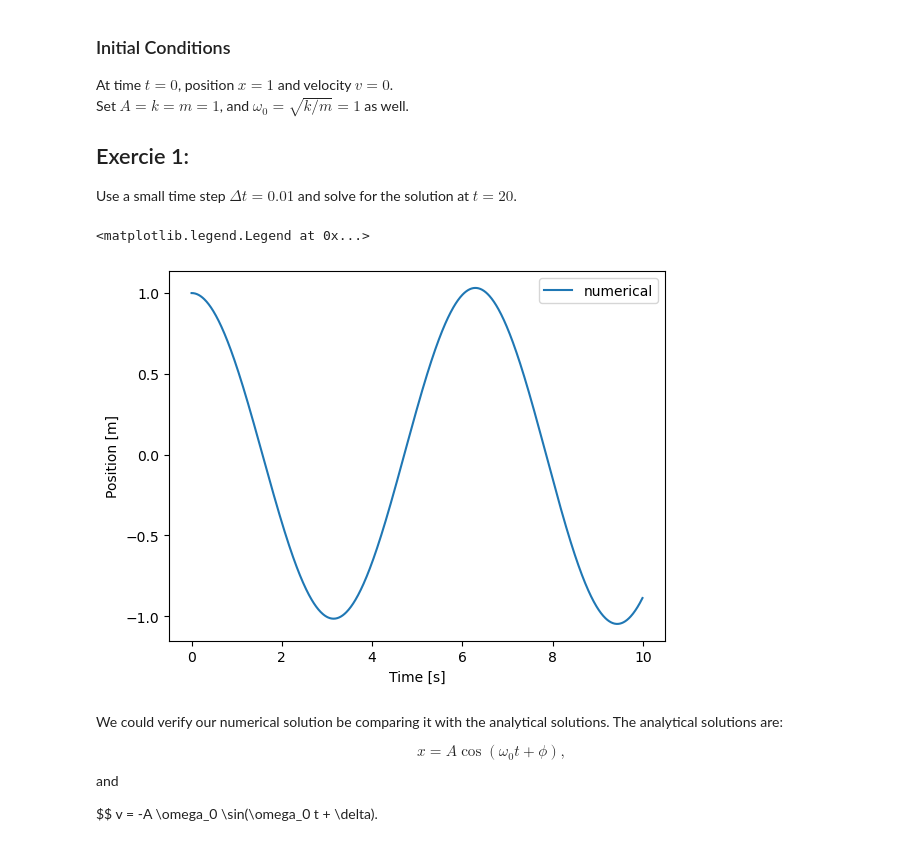
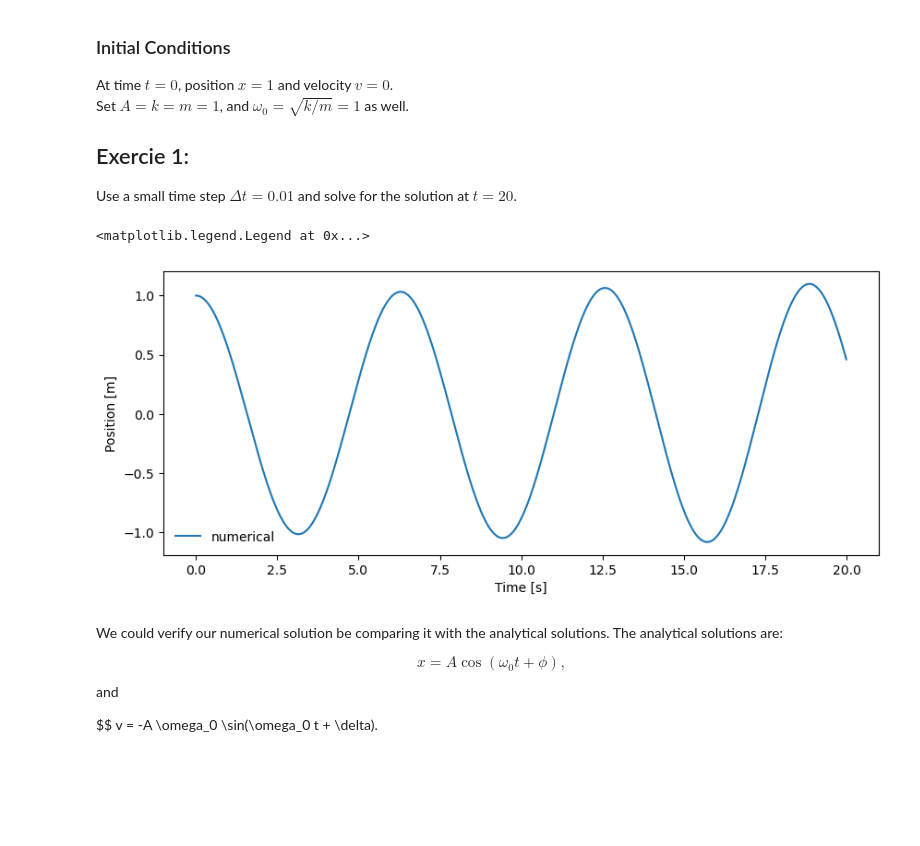
Before and after one commit to YiFang-Li/computationalPhysics-112, a Jupyter notebook: project1/project1_demo1.ipynb, the cells around one changed output. Drawn from its saved outputs; the diff is of its cells as text; code cells hidden in the pictures; blank space fills up the shorter version.

```diff
--- a/project1/project1_demo1.ipynb
+++ b/project1/project1_demo1.ipynb
@@ -45,7 +45,7 @@ omega0 = np.sqrt(k/m)
 dt = 0.01
 
 # Step 2: set up the time and solution arrays
-N = 1000
+N = 2000
 time = np.zeros(N)
 x = np.zeros(N)
 v = np.zeros(N)
@@ -63,13 +63,14 @@ for i in range(N-1):
     x[i+1] = x[i] + v[i]*dt
 # %%
 # Step 5: plot the solution
+plt.figure(0,figsize=(10,4))
 plt.plot(time,x,label='numerical')
 plt.xlabel('Time [s]')
 plt.ylabel('Position [m]')
-plt.legend(loc='best')
+plt.legend(loc='best',frameon=False)
 # %% [output]
 <matplotlib.legend.Legend at 0x...>
-[figure, old version]
+[figure, new version]
 # %% [markdown]
 We could verify our numerical solution be comparing it with the analytical solutions.
 The analytical solutions are:
```
Also changed, not shown: parts of 4 cells of this notebook.
